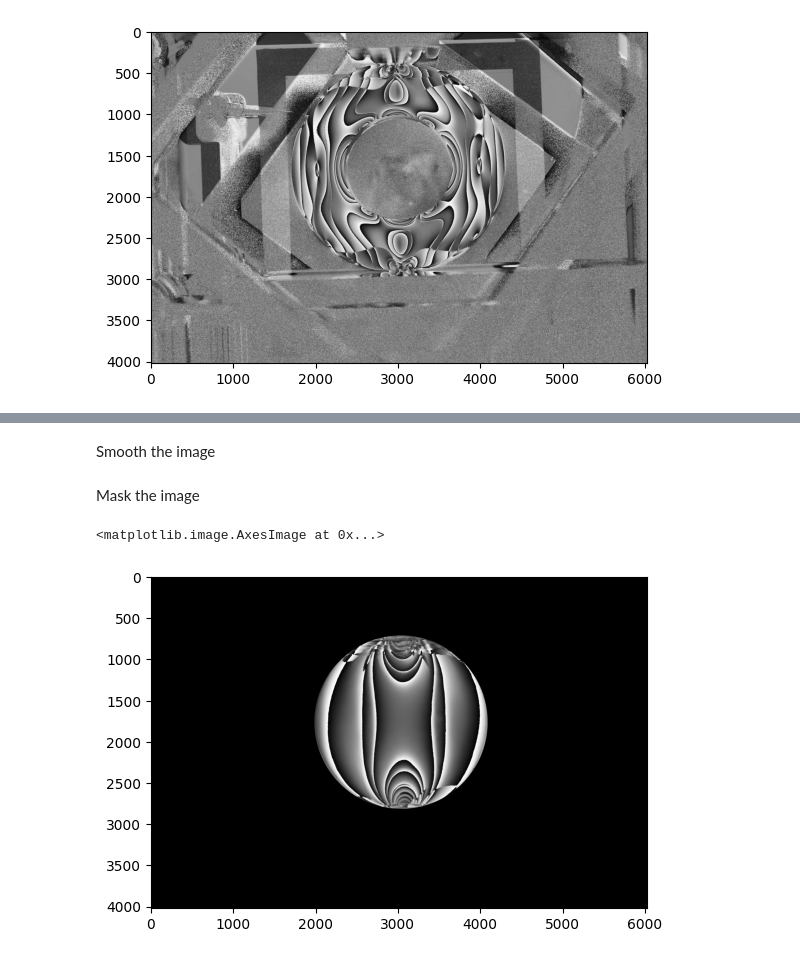
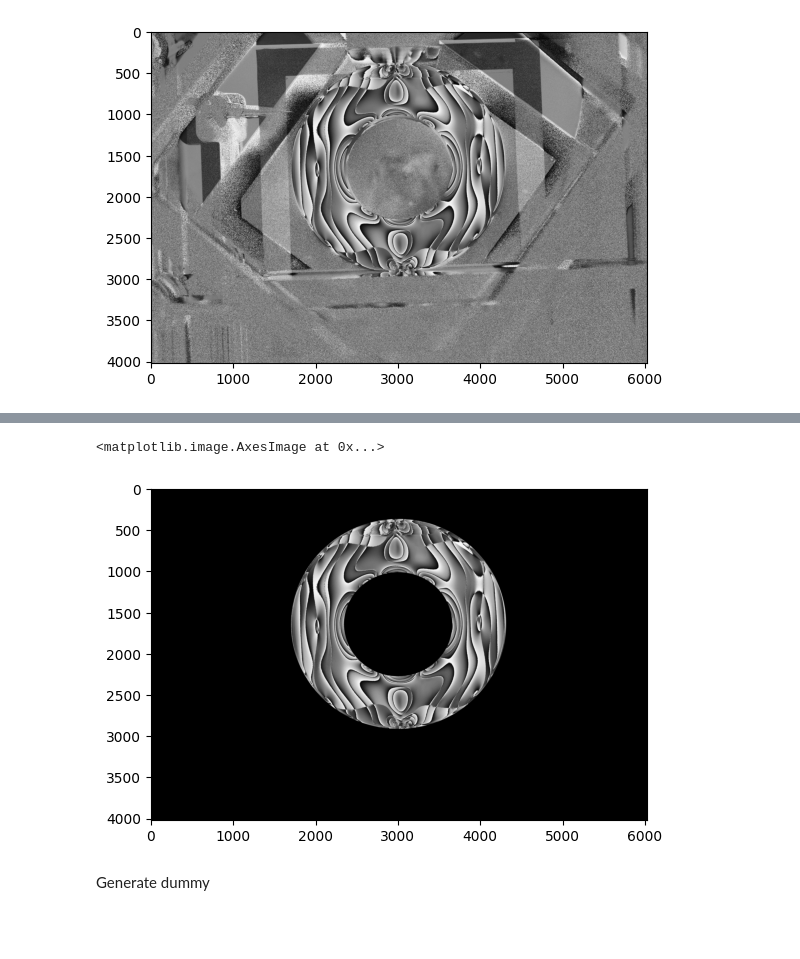
Before and after one commit to fs-bullard/photoelasticity, a Jupyter notebook: ten-step-phase.ipynb, the cells around one changed output, grey strips where cells are left out. Saved outputs shown, nothing was run; the diff lists cells and outputs as text; code cells hidden in the pictures; blank space fills up the shorter version.

```diff
--- a/ten-step-phase.ipynb
+++ b/ten-step-phase.ipynb
@@ -155,2 +134,0 @@ plt.imsave(filename, isochromatic_unwrapped, cmap='gray')
-# %% [markdown]
-Smooth the image
@@ -159,9 +135,11 @@ img_smooth = cv.medianBlur(img, 15)
-# %% [markdown]
-Mask the image
-# %%
-# Mask
-img_masked = mask_circ_img(img_smooth, (3030, 1770), 1050)
-plt.imshow(img_masked, cmap='gray')
-# %% [output]
-<matplotlib.image.AxesImage at 0x...>
-[figure, removed]
+# %%
+mask = cv.imread('img/masks/ring/ring_mask.jpg', cv.IMREAD_GRAYSCALE)
+
+isochromatic_masked = cv.multiply(isochromatic_param, mask / 255)
+
+plt.imshow(isochromatic_masked, cmap='gray')
+# %% [output]
+<matplotlib.image.AxesImage at 0x...>
+[figure, added]
+# %% [markdown]
+Generate dummy
```
Also changed, not shown: parts of 12 cells of this notebook, 1 other file.
